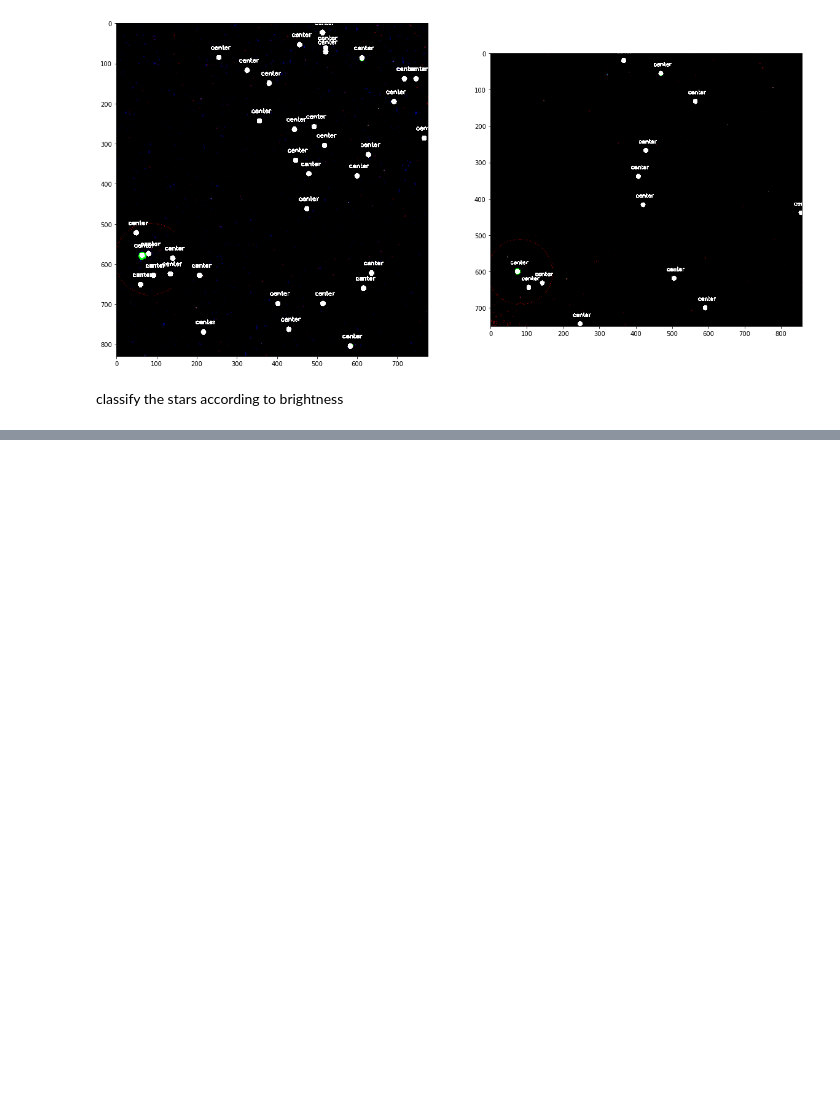
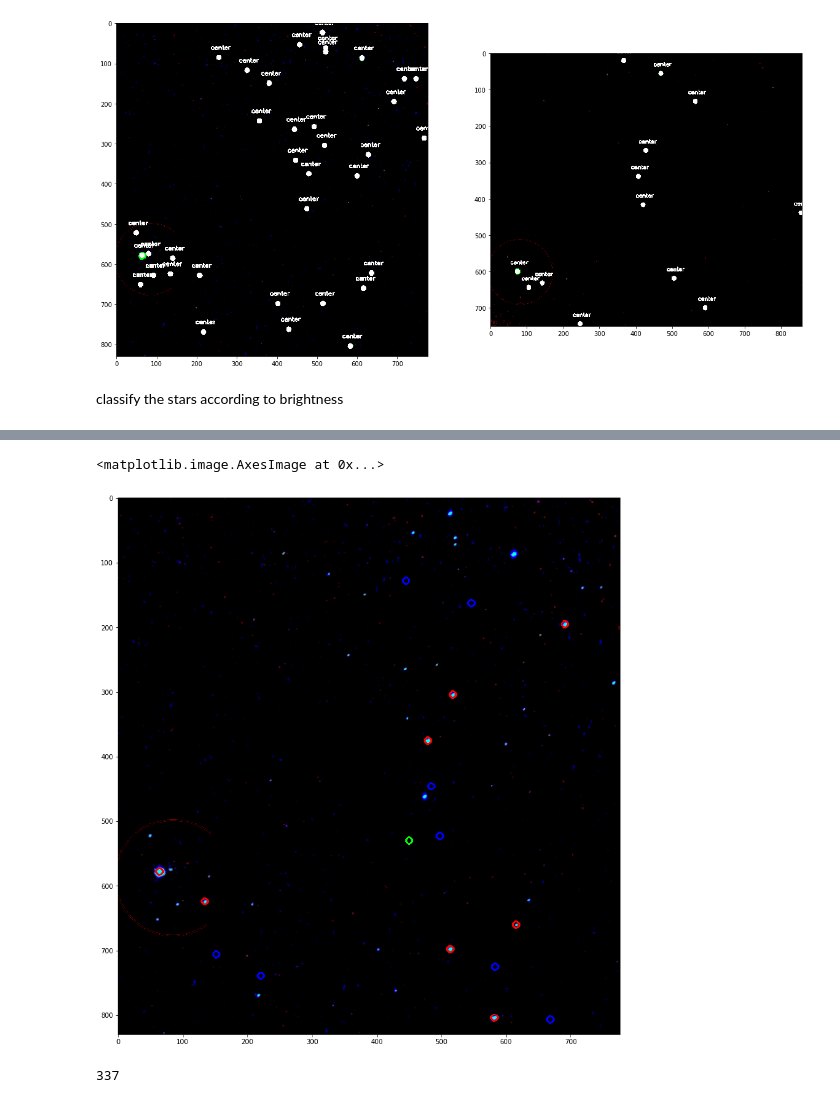
Before and after one commit to JeffTheHacker/Solar-sail-localization, a Jupyter notebook: codebase/StarRecognition.ipynb, the cells around one changed output, grey strips where cells are left out. Saved outputs shown, nothing was run; the diff lists cells and outputs as text; code cells hidden in the pictures; blank space fills up the shorter version.

```diff
--- a/codebase/StarRecognition.ipynb
+++ b/codebase/StarRecognition.ipynb
@@ -135,0 +169,18 @@ distanceMap = distanceMap(pic1,coor1)
+# %%
+def translation(centroidDatabase, centroidTarget, coor):
+    coor = coor.copy()
+    xTrans = centroidTarget[0] - centroidDatabase[0]
+    yTrans = centroidTarget[1] - centroidDatabase[1]
+    for i in coor:
+        i[0] += xTrans
+        i[1] += yTrans
+    return coor
+
+newCoor = translation(centroid2, centroid1, topNArray2)
+
+
+newCoorImage = drawCircles(newCoor, centroidImage1, (0,0,255))
+plt.imshow(newCoorImage)
+# %% [output]
+<matplotlib.image.AxesImage at 0x...>
+[figure, added]
@@ -135,0 +227,17 @@ distanceMap = distanceMap(pic1,coor1)
+# %%
+def findFit(coor1,coor2, centroid):
+    maxDot = computeCurrentDotProduct(coor1, coor2, centroid)
+    theta = 0
+    i = 0
+    while i < 360:
+        coor2 = rotateNDegree(coor2, centroid,1)
+        dot = computeCurrentDotProduct(coor1, coor2, centroid)
+        if (dot > maxDot):
+            maxDot = dot
+            theta = i
+        i += 1
+    return theta
+
+findFit(topNArray1, topNArray2, centroid1)
+# %% [output]
+337
```
Also changed, not shown: parts of 6 cells of this notebook.
